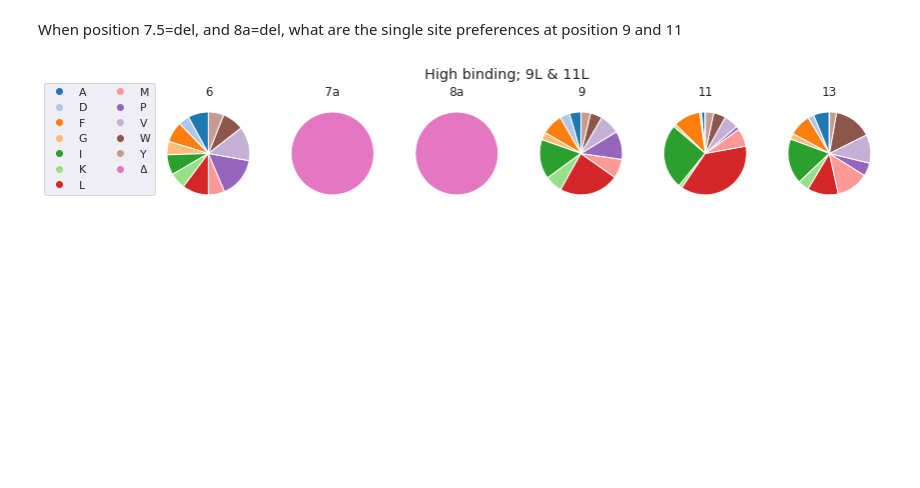
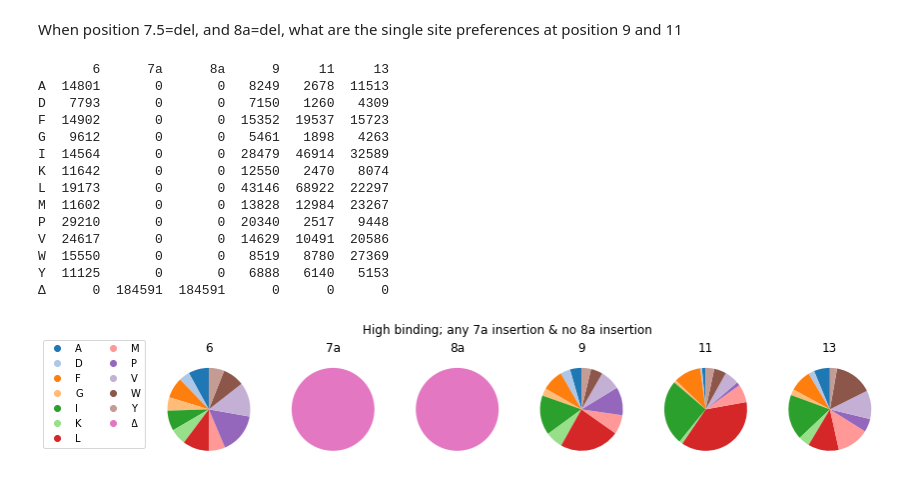
Before and after one commit to MayaPetek/InDelScanner, a Jupyter notebook: Protein_statistics_Remkes_v190614.ipynb, the cells around one changed output. Cells and saved outputs as stored; diff of their text form; code cells hidden in the pictures; blank space fills up the shorter version.

```diff
--- a/Protein_statistics_Remkes_v190614.ipynb
+++ b/Protein_statistics_Remkes_v190614.ipynb
@@ -108,6 +108,26 @@ The original protein before sorting is balanced: each randomized position contai
 
 If a particular amino acid (for example, L in position 9) is adaptive for strong binding, the 'high' gate of the library should be enriched for that amino acid in that position. Hence, a deviation from balanced composition at any one position indicates that the enriched amino acids promote active binding while those depleted (and correspondingly enriched in the 'low' gate) are disruptive to binding.
 # %%
+def convert_variant_to_dict(mutation_string):
+    """
+    Convert a string of positions deviating from WT into a dictionary listing the status at all positions
+    Input: string of the format '6A/7aK/9L' etc.
+    Output: dictionary listing AA at each position, including WT
+    """
+    wt = {'6': 'P', '7a': 'Δ', '8a': 'Δ', '9': 'I', '11': 'L', '13': 'P'}
+
+    mutation_list = mutation_string.split('/')
+    m_by_pos = {point_mutation[:-1] : point_mutation[-1] for point_mutation in mutation_list}
+
+    for position in wt.keys():   # need to do it this way so that WT positions are included
+        try:
+            m_by_pos[position]
+        except KeyError:
+            m_by_pos[position] = wt[position]
+
+    return m_by_pos
+
+
 def passes_restriction(m_by_pos, restrict):
     """
     Helper function in case we are looking at enrichment with certain positions fixed. 'restrict' is a dictionary of the form
@@ -124,6 +144,7 @@ def passes_restriction(m_by_pos, restrict):
 
             if aa not in allowed_aa:
                 return False
+
     return True
 
 
@@ -143,15 +164,10 @@ def single_fraction_enrichment(mek, fraction, cutoff, restrict = False):
 
     for mutation_string, count in mek[fraction].items():
         if count > cutoff:  # ignore the frameshifts and such coming from noise
-            mutation_list = mutation_string.split('/')
-            # each position is now PositionLetter; the last character is the amino acid
-            # get observed AAs and check they're valid
+
             # m_by_pos[position] = AA
-
-            for point_mutation in mutation_list:
-                pos = point_mutation[:-1]
-                aa = point_mutation[-1]
-            m_by_pos = {point_mutation[:-1] : point_mutation[-1] for point_mutation in mutation_list }
+            m_by_pos = convert_variant_to_dict(mutation_string)
+            # check the mutations is one we're interested in
             observed_aa = set(m_by_pos.values())
             if not observed_aa.issubset(valid_aa):
                 continue
@@ -162,11 +178,7 @@ def single_fraction_enrichment(mek, fraction, cutoff, restrict = False):
                 continue
 
             # for the valid AAs, add counts to position proportions
-            for pos in wt.keys():  # need to do it this way so that WT positions are included
-                try:
-                    aa = m_by_pos[pos]
-                except KeyError:
-                    aa = wt[pos]
+            for pos, aa in m_by_pos.items():  # need to do it this way so that WT positions are included
                 point_distribution[pos][aa] += count
 
     return point_distribution
@@ -188,6 +200,7 @@ def make_composition_plot_per_position(df_point, title_text):
 
     markers = [plt.Line2D([0,0],[0,0],color=color, marker='o', linestyle='') for color in sns.color_palette("tab20")]
     fig.legend(markers, aa_all, numpoints=1, loc='center left', ncol=2)
+    fig.patch.set_facecolor('white')
 
     plt.show()
 # %%
@@ -261,8 +402,24 @@ at position 9 and 11
 # %%
 restrict = {'7a':['Δ'], '8a':['Δ']}
 # Now use the distribution in this fraction to make plots
 high_r = single_fraction_enrichment(mek, 'high', 10, restrict)
 df_point = pd.DataFrame.from_dict(high_r)
-make_composition_plot_per_position(df_point, 'High binding; 9L & 11L')
+print(df_point)
+print()
+make_composition_plot_per_position(df_point, 'High binding; any 7a insertion & no 8a insertion')
 # %% [output]
+       6      7a      8a      9     11     13
+A  14801       0       0   8249   2678  11513
+D   7793       0       0   7150   1260   4309
+F  14902       0       0  15352  19537  15723
+G   9612       0       0   5461   1898   4263
+I  14564       0       0  28479  46914  32589
+K  11642       0       0  12550   2470   8074
+L  19173       0       0  43146  68922  22297
+M  11602       0       0  13828  12984  23267
+P  29210       0       0  20340   2517   9448
+V  24617       0       0  14629  10491  20586
+W  15550       0       0   8519   8780  27369
+Y  11125       0       0   6888   6140   5153
+Δ      0  184591  184591      0      0      0
-[figure, old version]
+[figure, new version]
```
Also changed, not shown: parts of 26 cells of this notebook, 2 other files.
